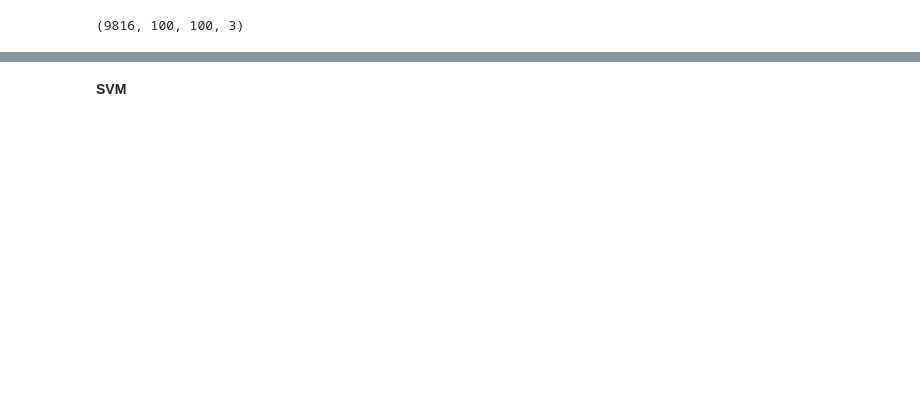
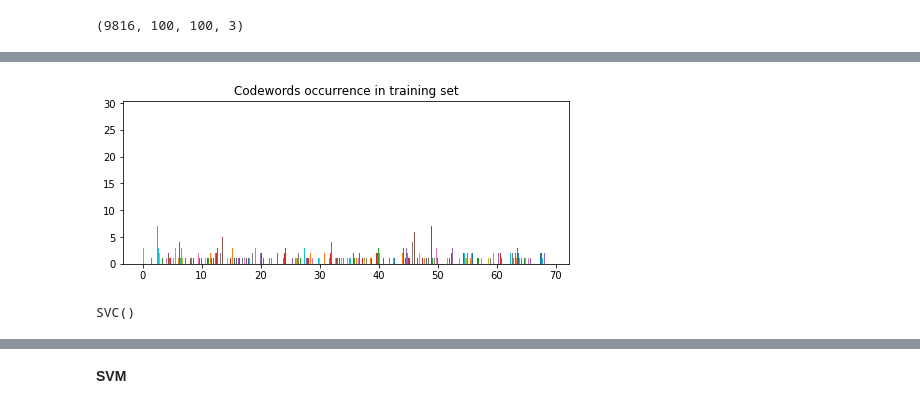
Before and after one commit to dardan-gashi01/Facial-Emotion-Recognition, a Jupyter notebook: Untitled.ipynb, the cells around one changed output, grey strips where cells are left out. Drawn from its saved outputs; the diff is of its cells as text; code cells hidden in the pictures; blank space fills up the shorter version.

```diff
--- a/Untitled.ipynb
+++ b/Untitled.ipynb
@@ -87,0 +163,34 @@ np.shape(X_train)
+# %%
+k = len(np.unique(y_train)) * 10
+
+batch_size = des_array.shape[0] // 4
+kmeans = MiniBatchKMeans(n_clusters = k, batch_size=batch_size).fit(des_array)
+# %%
+hist_list = []
+idx_list = []
+
+for des in des_list:
+    hist = np.zeros(k)
+
+    idx = kmeans.predict(des)
+    idx_list.append(idx)
+    for j in idx:
+        hist[j] = hist[j] + (1 / len(des))
+    hist_list.append(hist)
+
+hist_array = np.vstack(hist_list)
+# %%
+fig, ax = plt.subplots(figsize=(8, 3))
+ax.hist(np.array(idx_list, dtype=object), bins=k)
+ax.set_title('Codewords occurrence in training set')
+plt.show()
+# %% [output]
+[figure, added]
+# %%
+# Create a classifier: a support vector classifier
+classifier = svm.SVC(kernel='rbf')
+
+# We learn the digits on the first half of the digits
+classifier.fit(hist_array, y_train_list)
+# %% [output]
+SVC()
```
Also changed, not shown: parts of 31 cells of this notebook.
